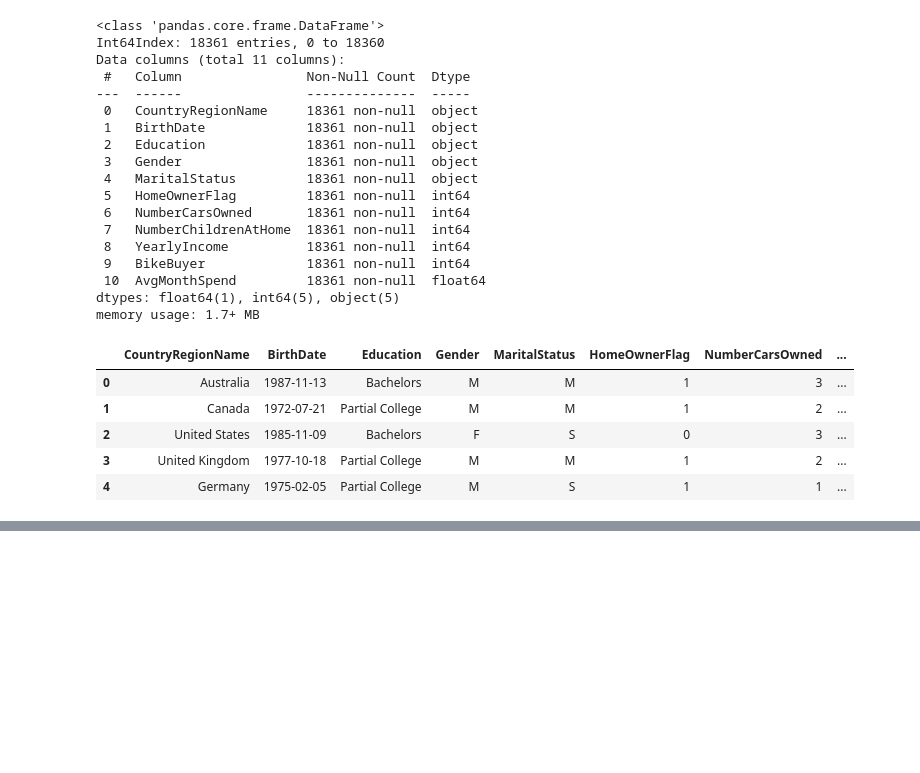
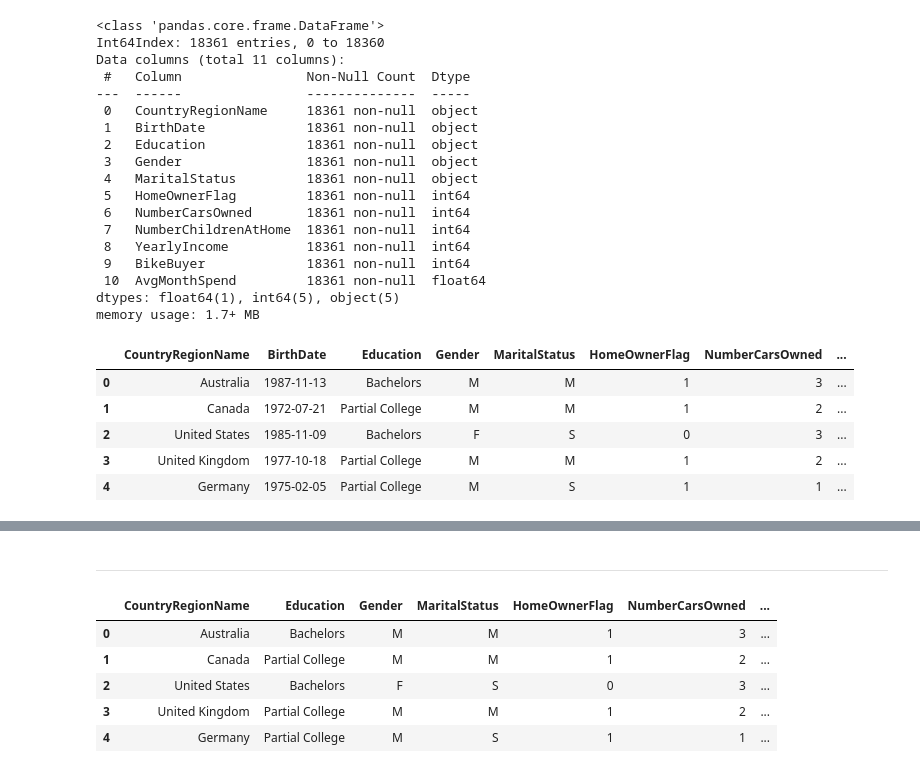
Before and after one commit to Arnav-Barman/UML501-ML, a Jupyter notebook: Assignment3_ArnavBarman_3CO15.ipynb, the cells around one changed output, grey strips where cells are left out. Cells and saved outputs as stored; diff of their text form; code cells hidden in the pictures; blank space fills up the shorter version.

```diff
--- a/Assignment3_ArnavBarman_3CO15.ipynb
+++ b/Assignment3_ArnavBarman_3CO15.ipynb
@@ -98,0 +168,11 @@ awcs.head()
+# %% [markdown]
+---
+# %%
+awcs.head()
+# %% [output]
+|  | CountryRegionName | Education | Gender | MaritalStatus | HomeOwnerFlag | NumberCarsOwned | ... |
+| 0 | Australia | Bachelors | M | M | 1 | 3 | ... |
+| 1 | Canada | Partial College | M | M | 1 | 2 | ... |
+| 2 | United States | Bachelors | F | S | 0 | 3 | ... |
+| 3 | United Kingdom | Partial College | M | M | 1 | 2 | ... |
+| 4 | Germany | Partial College | M | S | 1 | 1 | ... |
```
Also changed, not shown: parts of 13 cells of this notebook.
